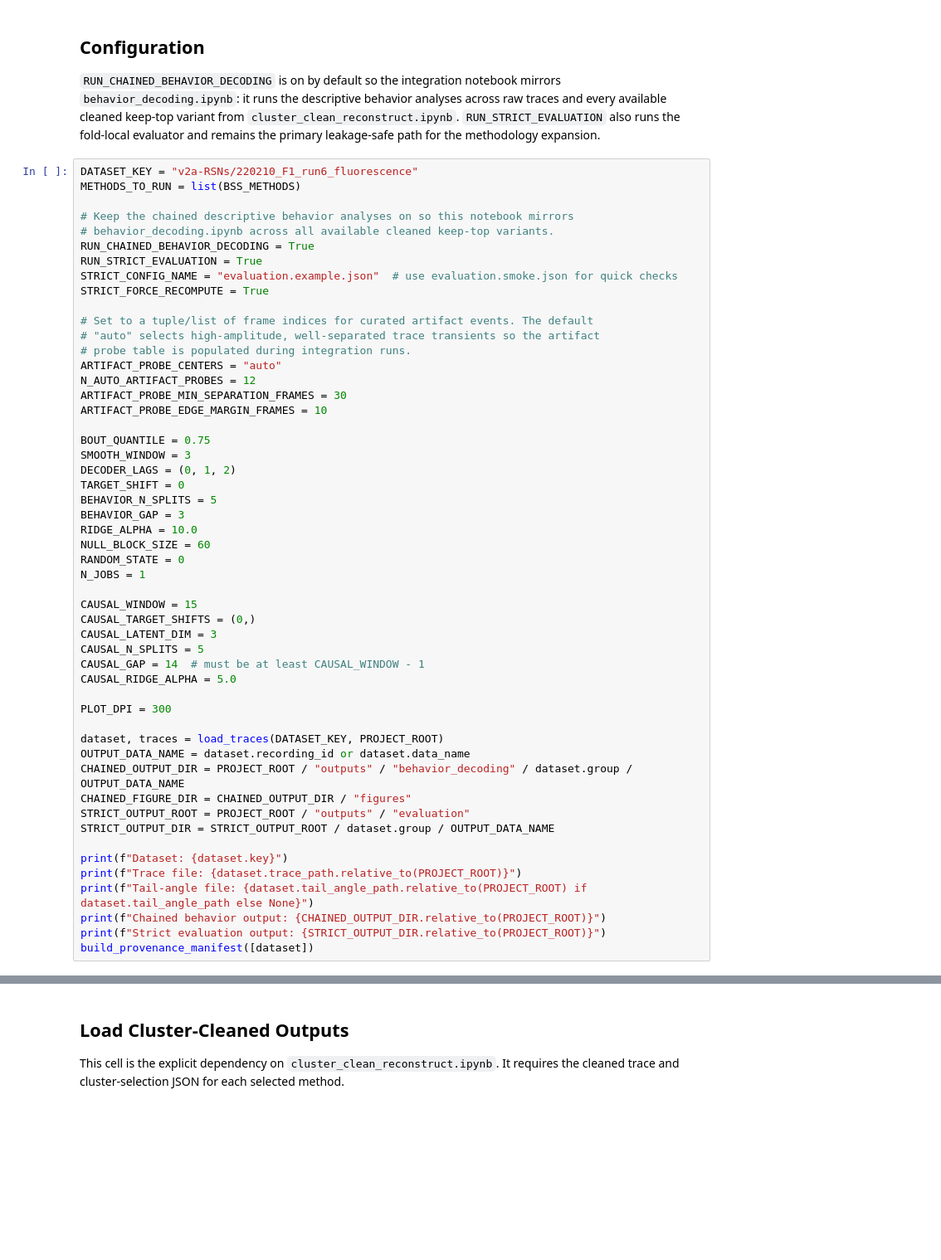
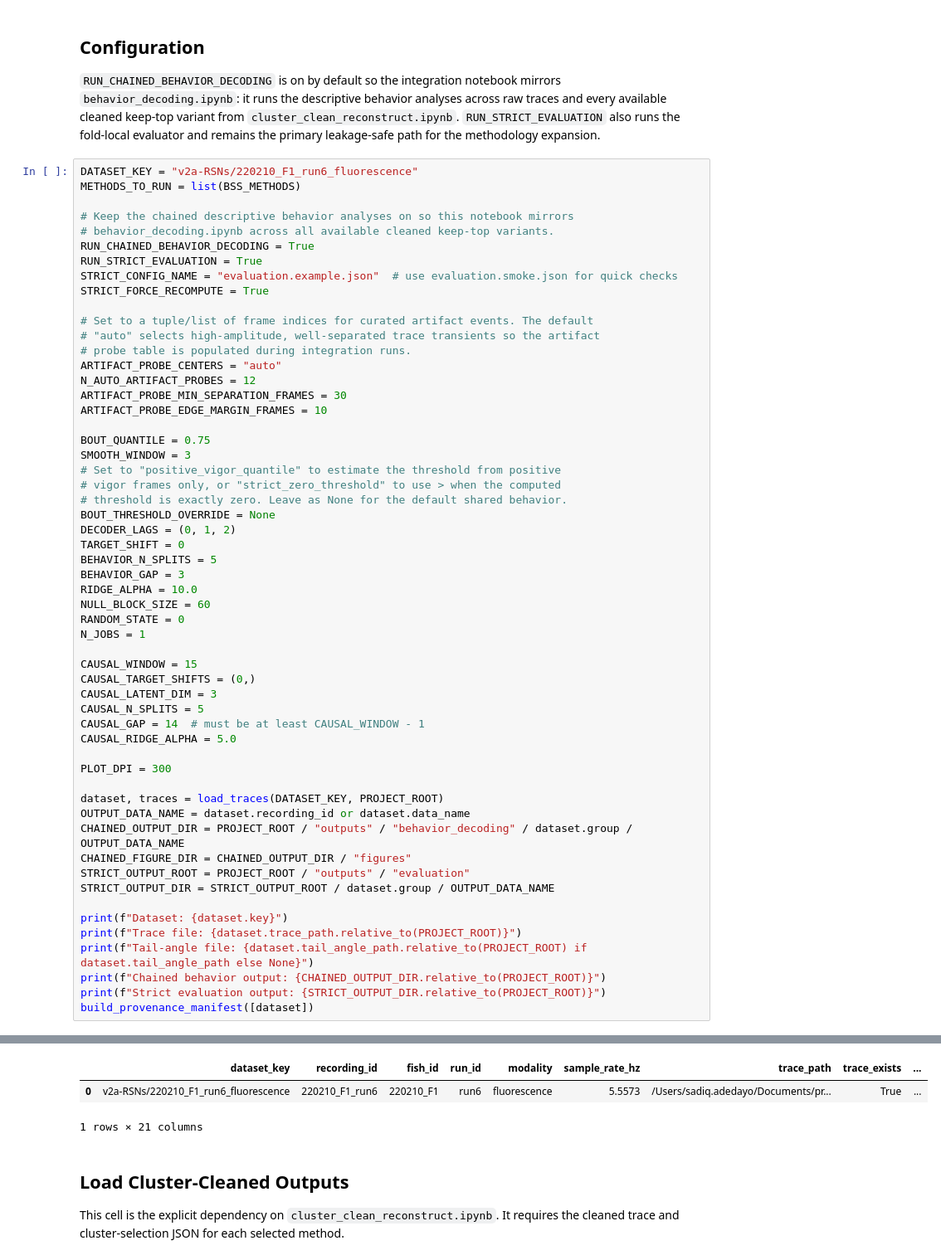
Before and after one commit to adedayoas91/ica-denoising, a Jupyter notebook: notebooks/v2a-RSNs/220210_F1_run6/behavior_decoding_integrations.ipynb, the cells around one changed output, grey strips where cells are left out. Shown at 83% size. Cells and saved outputs as stored; diff of their text form; blank space fills up the shorter version.

```diff
--- a/notebooks/v2a-RSNs/220210_F1_run6/behavior_decoding_integrations.ipynb
+++ b/notebooks/v2a-RSNs/220210_F1_run6/behavior_decoding_integrations.ipynb
@@ -74,6 +76,10 @@ ARTIFACT_PROBE_EDGE_MARGIN_FRAMES = 10
 
 BOUT_QUANTILE = 0.75
 SMOOTH_WINDOW = 3
+# Set to "positive_vigor_quantile" to estimate the threshold from positive
+# vigor frames only, or "strict_zero_threshold" to use > when the computed
+# threshold is exactly zero. Leave as None for the default shared behavior.
+BOUT_THRESHOLD_OVERRIDE = None
 DECODER_LAGS = (0, 1, 2)
 TARGET_SHIFT = 0
 BEHAVIOR_N_SPLITS = 5
@@ -105,3 +111,4 @@ print(f"Tail-angle file: {dataset.tail_angle_path.relative_to(PROJECT_ROOT) if d
 print(f"Chained behavior output: {CHAINED_OUTPUT_DIR.relative_to(PROJECT_ROOT)}")
 print(f"Strict evaluation output: {STRICT_OUTPUT_DIR.relative_to(PROJECT_ROOT)}")
 build_provenance_manifest([dataset])
+# %% [output]
@@ -108,3 +120,6 @@ build_provenance_manifest([dataset])
+|  | dataset_key | recording_id | fish_id | run_id | modality | sample_rate_hz | trace_path | trace_exists | ... |
+| 0 | v2a-RSNs/220210_F1_run6_fluorescence | 220210_F1_run6 | 220210_F1 | run6 | fluorescence | 5.5573 | /Users/sadiq.adedayo/Documents/pr... | True | ... |
+1 rows × 21 columns
 # %% [markdown]
 ## Load Cluster-Cleaned Outputs
 
```
Also changed, not shown: parts of 17 cells of this notebook, 7 other files.
